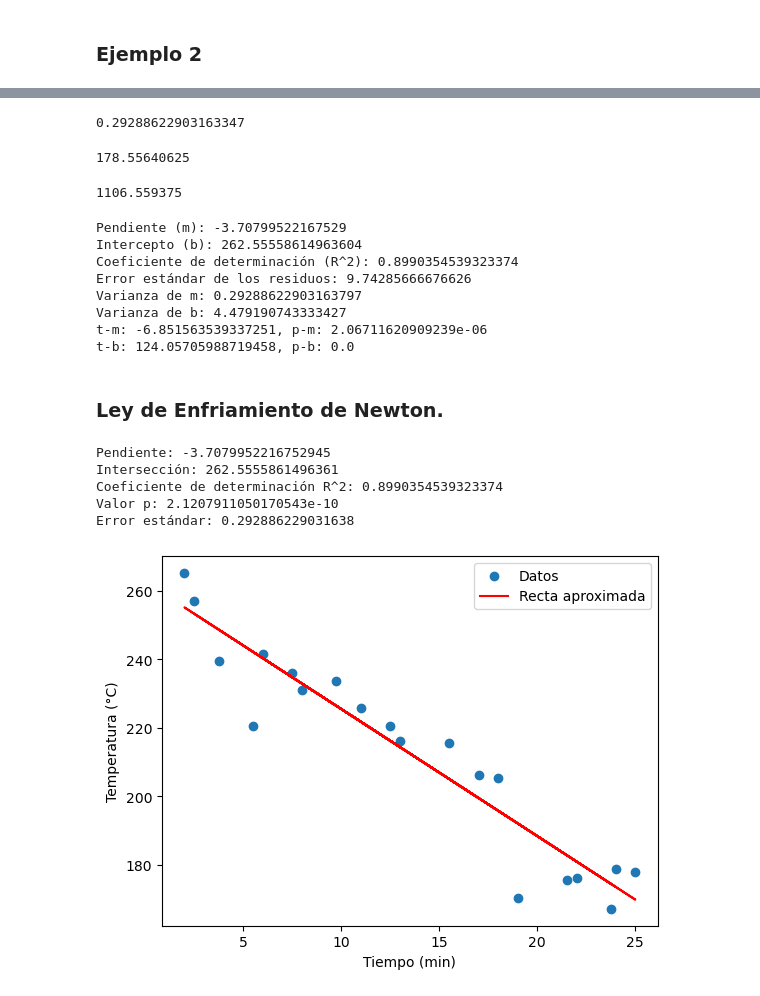
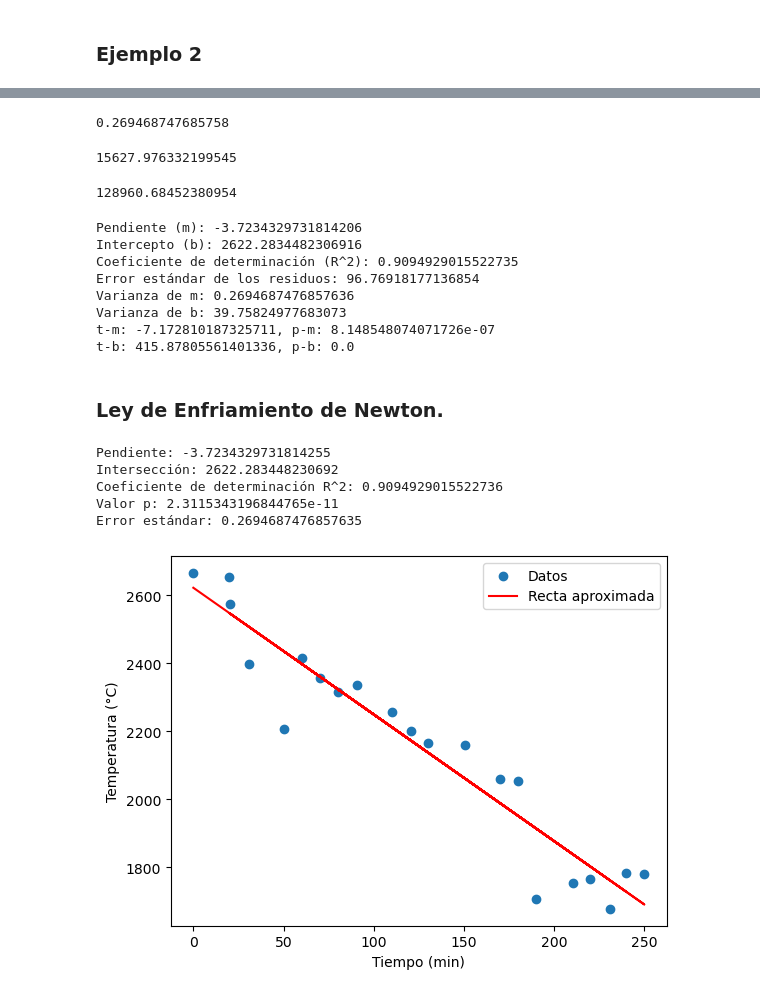
Before and after one commit to hectorfro/LabFisicaWork, a Jupyter notebook: GuiaLabora/Notebook/Cap05.ipynb, the cells around one changed output, grey strips where cells are left out. Saved outputs shown, nothing was run; the diff lists cells and outputs as text; code cells hidden in the pictures.

```diff
--- a/GuiaLabora/Notebook/Cap05.ipynb
+++ b/GuiaLabora/Notebook/Cap05.ipynb
@@ -128,13 +128,13 @@ Notes:
 ### Ejemplo 2
 # %%
 # Datos de cizallamiento y edad de la pega
-yn = np.array([215.70, 167.15, 231.00, 206.30, 220.50,
-               170.30, 178.70, 257.00, 235.90, 225.70,
-               216.20, 239.55, 177.80, 233.75, 176.30,
-               205.50, 241.40, 220.50, 265.20, 175.70])
-xn = np.array([15.50, 23.75, 8.00, 17.00, 5.50, 19.00, 24.00, 2.50,
-               7.50, 11.00, 13.00, 3.75, 25.00, 9.75, 22.00, 18.00,
-               6.00, 12.50, 2.00, 21.50])
+yn = np.array([2158.70, 1678.15, 2316.00, 2061.30, 2207.50,
+               1708.30, 1784.70, 2575.00, 2357.90, 2256.70,
+               2165.20, 2399.55, 1779.80, 2336.75, 1765.30,
+               2053.50, 2414.40, 2200.50, 2654.20, 1753.70,2665.86])
+xn = np.array([150.50, 230.75, 80.00, 170.00, 50.50, 190.00, 240.00, 20.50,
+               70.50, 110.00, 130.00, 30.75, 250.00, 90.75, 220.00, 180.00,
+               60.00, 120.50, 20.00, 210.50,0.00])
 # %%
 X = sm.add_constant(xn)
 # Ajustamos el modelo
@@ -280,15 +282,15 @@ np.sqrt(s*(1/len(xn)+xp**2/(np.sum((xn-xp)**2))))
 # %%
 np.sqrt(s/(np.sum((xn-xp)**2)) )
 # %% [output]
-0.29288622903163347
+0.269468747685758
 # %%
 xp**2
 # %% [output]
-178.55640625
+15627.976332199545
 # %%
 np.sum((xn-xp)**2)
 # %% [output]
-1106.559375
+128960.68452380954
 # %%
 from scipy import stats
 # Sumas necesarias
@@ -337,53 +339,46 @@ print(f"Varianza de b: {sigma_b2}")
 print(f"t-m: {t_m}, p-m: {p_m}")
 print(f"t-b: {t_b}, p-b: {p_b}")
 # %% [output]
-Pendiente (m): -3.70799522167529
-Intercepto (b): 262.55558614963604
-Coeficiente de determinación (R^2): 0.8990354539323374
-Error estándar de los residuos: 9.74285666676626
-Varianza de m: 0.29288622903163797
-Varianza de b: 4.479190743333427
-t-m: -6.851563539337251, p-m: 2.06711620909239e-06
-t-b: 124.05705988719458, p-b: 0.0
+Pendiente (m): -3.7234329731814206
+Intercepto (b): 2622.2834482306916
+Coeficiente de determinación (R^2): 0.9094929015522735
+Error estándar de los residuos: 96.76918177136854
+Varianza de m: 0.2694687476857636
+Varianza de b: 39.75824977683073
+t-m: -7.172810187325711, p-m: 8.148548074071726e-07
+t-b: 415.87805561401336, p-b: 0.0
 # %% [markdown]
 ###  Ley de Enfriamiento de Newton.
 # %%
 from scipy.stats import linregress
 
 # Datos inventados
-yn = np.array([215.70, 167.15, 231.00, 206.30, 220.50,
-               170.30, 178.70, 257.00, 235.90, 225.70,
-               216.20, 239.55, 177.80, 233.75, 176.30,
-               205.50, 241.40, 220.50, 265.20, 175.70])
-xn = np.array([15.50, 23.75, 8.00, 17.00, 5.50, 19.00, 24.00, 2.50,
-               7.50, 11.00, 13.00, 3.75, 25.00, 9.75, 22.00, 18.00,
-               6.00, 12.50, 2.00, 21.50])
 
 # Realizar regresión lineal
 slope, intercept, r_value, p_value, std_err = linregress(xn, yn)
 
 # Mostrar resultados
 print(f'Pendiente: {slope}')
 print(f'Intersección: {intercept}')
 print(f'Coeficiente de determinación R^2: {r_value**2}')
 print(f'Valor p: {p_value}')
 print(f'Error estándar: {std_err}')
 
 # Graficar resultados
 plt.scatter(xn, yn, label='Datos')
 plt.plot(xn, intercept + slope * xn, 'r', label='Recta aproximada')
 plt.xlabel('Tiempo (min)')
 plt.ylabel('Temperatura (°C)')
 #plt.title('Regresión Lineal Simple')
 plt.legend()
 plt.show()
 # %% [output]
-Pendiente: -3.7079952216752945
-Intersección: 262.5555861496361
-Coeficiente de determinación R^2: 0.8990354539323374
-Valor p: 2.1207911050170543e-10
-Error estándar: 0.292886229031638
+Pendiente: -3.7234329731814255
+Intersección: 2622.283448230692
+Coeficiente de determinación R^2: 0.9094929015522736
+Valor p: 2.3115343196844765e-11
+Error estándar: 0.2694687476857635
-[figure, old version]
+[figure, new version]
 # %%
 import numpy as np
 import matplotlib.pyplot as plt
```
Also changed, not shown: parts of 23 cells of this notebook, 5 other files.
